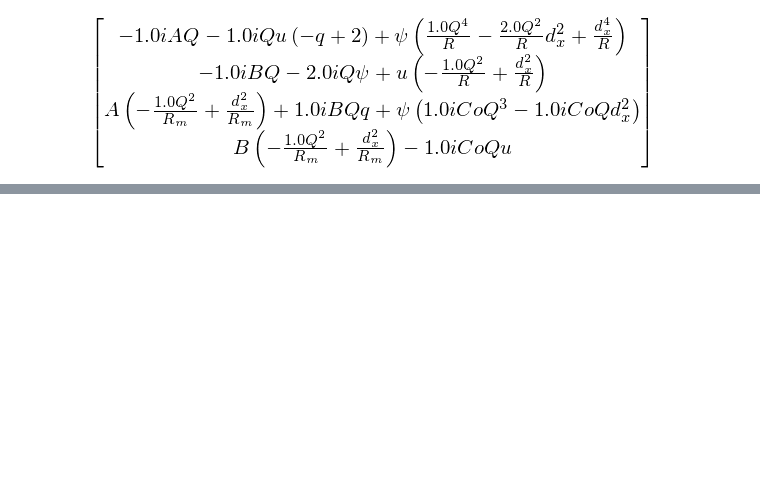
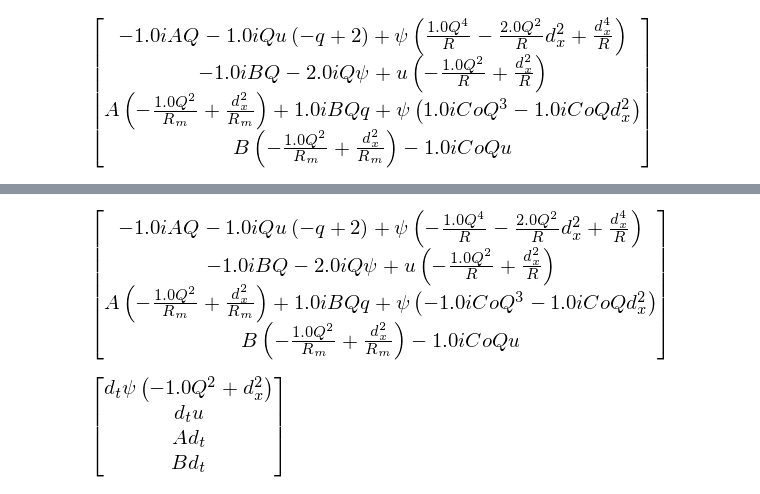
Before and after one commit to jsoishi/weakly_nonlinear_mri, a Jupyter notebook: python/adjoint solution.ipynb, the cells around one changed output, grey strips where cells are left out. Saved outputs shown, nothing was run; the diff lists cells and outputs as text; code cells hidden in the pictures; blank space fills up the shorter version.

```diff
--- a/python/adjoint solution.ipynb
+++ b/python/adjoint solution.ipynb
@@ -121,0 +128,10 @@ LT2*VT
+# %%
+D = Matrix([[dx**2 + dz**2, 0, 0, 0],
+            [0, 1, 0, 0],
+            [0, 0, 1, 0],
+            [0, 0, 0, 1]])
+
+
+(LT*VT).subs(dz, 1j*Q)
+# %% [output]
+[figure, added]
@@ -121,0 +140,4 @@ LT2*VT
+# %%
+(DT*dt*VT).subs(dz, 1j*Q)
+# %% [output]
+[figure, added]
```
Also changed, not shown: parts of 9 cells of this notebook, 1 other file.
